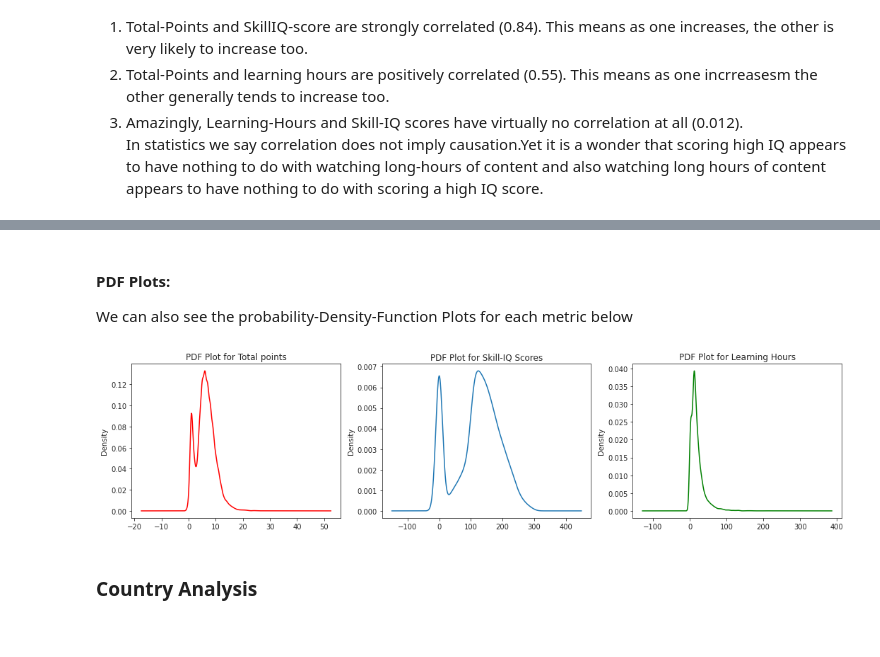
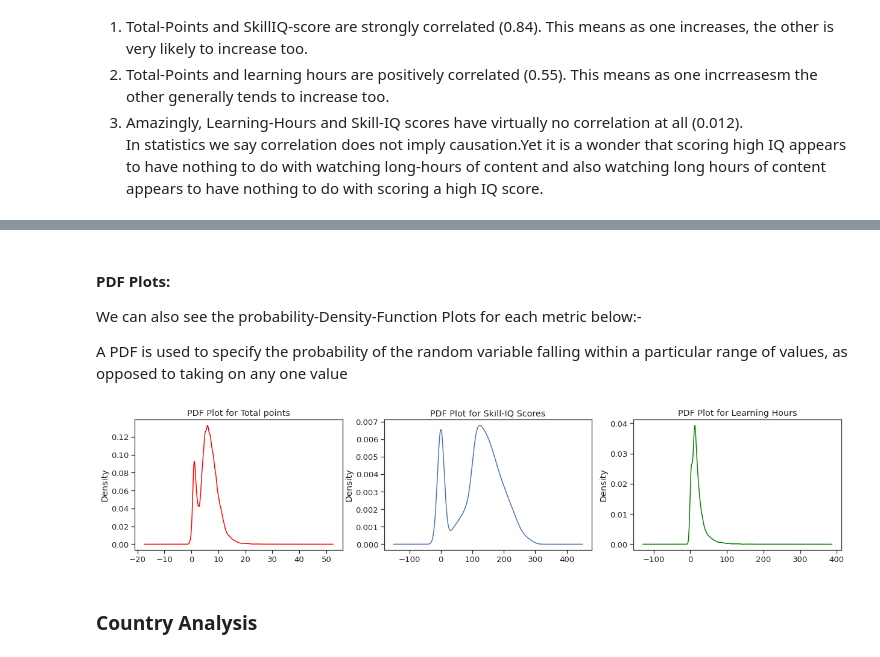
Before and after one commit to Lawrence-Krukrubo/EDA, a Jupyter notebook: gads_wk_6_data.ipynb, the cells around one changed output, grey strips where cells are left out. Saved outputs shown, nothing was run; the diff lists cells and outputs as text; code cells hidden in the pictures.

```diff
--- a/gads_wk_6_data.ipynb
+++ b/gads_wk_6_data.ipynb
@@ -632,25 +797,27 @@ plt.show()
 # %% [markdown]
 <h4>PDF Plots:</h4>
 
-We can also see the probability-Density-Function Plots for each metric below
+We can also see the probability-Density-Function Plots for each metric below:-
+
+A PDF is used to specify the probability of the random variable falling within a particular range of values, as opposed to taking on any one value
 # %%
-fig = plt.figure(figsize=(18,4))
+fig = plt.figure(figsize=(21,4))
 fig.add_subplot(1,3,1)
 qualified_students_df['Total_points'].plot.kde(color='red')
 plt.title('PDF Plot for Total points')
 
 fig.add_subplot(1,3,2)
 qualified_students_df['SkillIQ_score'].plot.kde()
 plt.title('PDF Plot for Skill-IQ Scores')
 
 fig.add_subplot(1,3,3)
 qualified_students_df['Learning_hours'].plot.kde(color='green')
 plt.title('PDF Plot for Learning Hours')
 
 
 plt.show()
 # %% [output]
-[figure, old version]
+[figure, new version]
 # %% [markdown]
 <h3><b>Country Analysis</b></h3>
 # %% [markdown]
```
Also changed, not shown: parts of 58 cells of this notebook.
